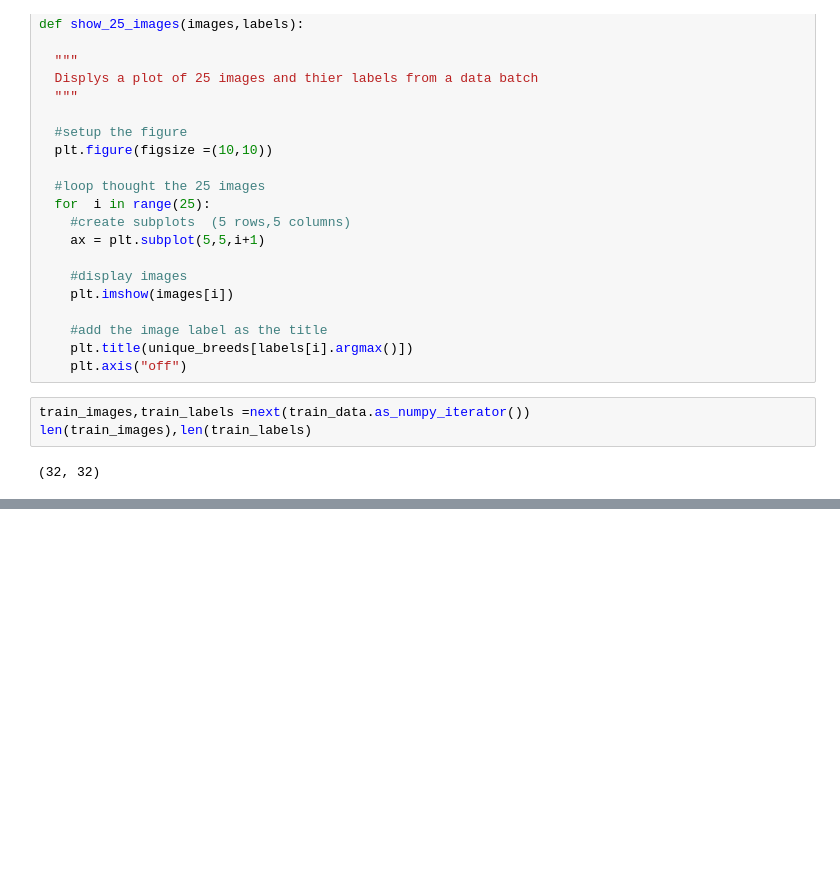
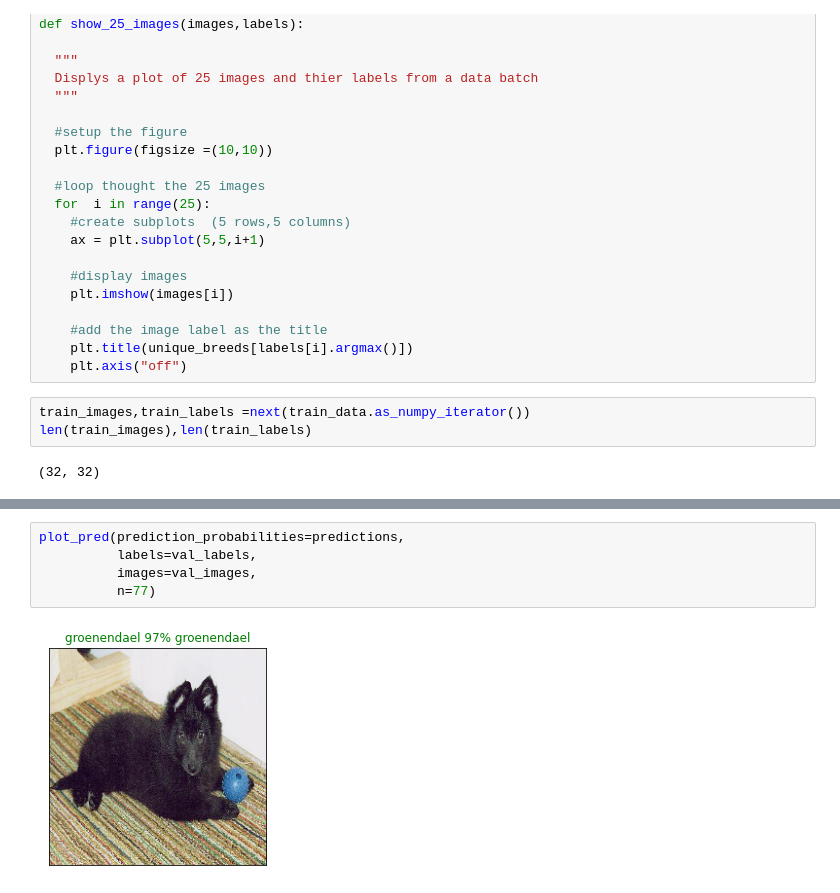
Before and after one commit to PasinduUkwatta/Machine-Learning, a Jupyter notebook: dog_identification (2).ipynb, the cells around one changed output, grey strips where cells are left out. Saved outputs shown, nothing was run; the diff lists cells and outputs as text; blank space fills up the shorter version.

```diff
--- a/dog_identification (2).ipynb
+++ b/dog_identification (2).ipynb
@@ -599,0 +1077,7 @@ show_25_images(train_images,train_labels)
+# %%
+plot_pred(prediction_probabilities=predictions,
+          labels=val_labels,
+          images=val_images,
+          n=77)
+# %% [output]
+[figure, added]
```
Also changed, not shown: parts of 69 cells of this notebook, 1 other file.
